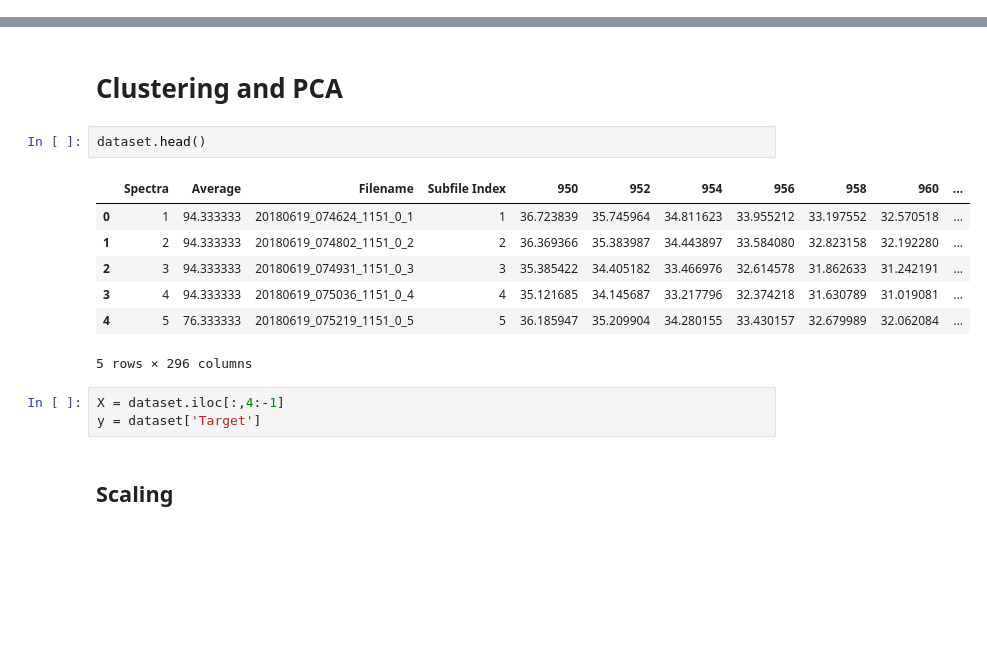
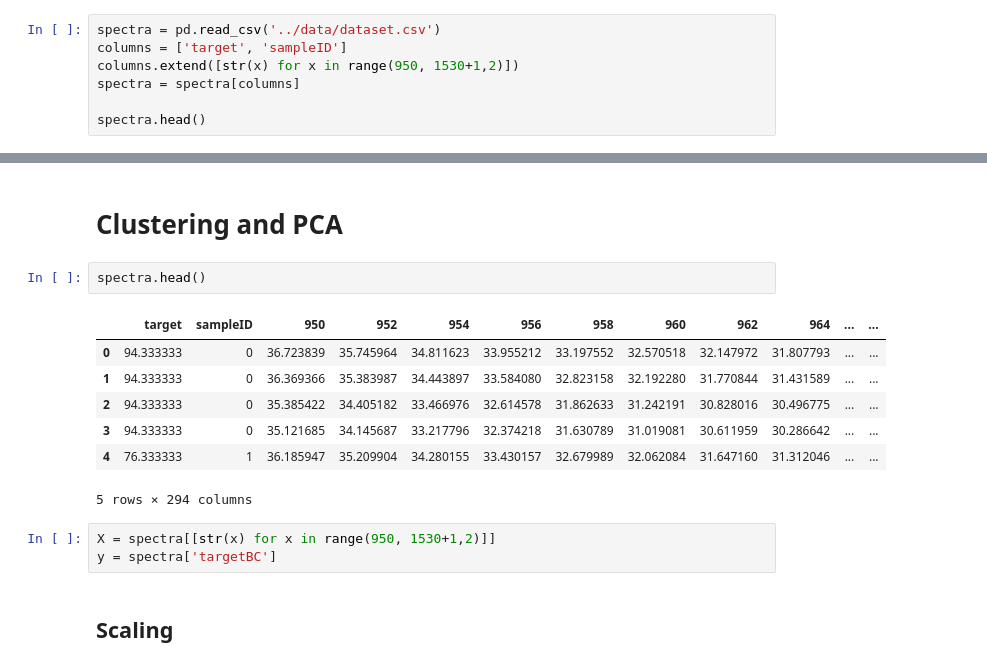
Before and after one commit to rudloffl/open-peas, a Jupyter notebook: notebooks/pea-regression.ipynb, the cells around one changed output, grey strips where cells are left out. Drawn from its saved outputs; the diff is of its cells as text; blank space fills up the shorter version.

```diff
--- a/notebooks/pea-regression.ipynb
+++ b/notebooks/pea-regression.ipynb
@@ -85,0 +7,7 @@ dataset.head(20)
+# %%
+spectra = pd.read_csv('../data/dataset.csv')
+columns = ['target', 'sampleID']
+columns.extend([str(x) for x in range(950, 1530+1,2)])
+spectra = spectra[columns]
+
+spectra.head()
@@ -136,18 +72,18 @@ dataset['Target'].skew()
 # %% [markdown]
 # Clustering and PCA
 # %%
-dataset.head()
+spectra.head()
 # %% [output]
-|  | Spectra | Average | Filename | Subfile Index | 950 | 952 | 954 | 956 | 958 | 960 | ... |
-| 0 | 1 | 94.333333 | 20180619_074624_1151_0_1 | 1 | 36.723839 | 35.745964 | 34.811623 | 33.955212 | 33.197552 | 32.570518 | ... |
-| 1 | 2 | 94.333333 | 20180619_074802_1151_0_2 | 2 | 36.369366 | 35.383987 | 34.443897 | 33.584080 | 32.823158 | 32.192280 | ... |
-| 2 | 3 | 94.333333 | 20180619_074931_1151_0_3 | 3 | 35.385422 | 34.405182 | 33.466976 | 32.614578 | 31.862633 | 31.242191 | ... |
-| 3 | 4 | 94.333333 | 20180619_075036_1151_0_4 | 4 | 35.121685 | 34.145687 | 33.217796 | 32.374218 | 31.630789 | 31.019081 | ... |
-| 4 | 5 | 76.333333 | 20180619_075219_1151_0_5 | 5 | 36.185947 | 35.209904 | 34.280155 | 33.430157 | 32.679989 | 32.062084 | ... |
+|  | target | sampleID | 950 | 952 | 954 | 956 | 958 | 960 | 962 | 964 | ... | ... |
+| 0 | 94.333333 | 0 | 36.723839 | 35.745964 | 34.811623 | 33.955212 | 33.197552 | 32.570518 | 32.147972 | 31.807793 | ... | ... |
+| 1 | 94.333333 | 0 | 36.369366 | 35.383987 | 34.443897 | 33.584080 | 32.823158 | 32.192280 | 31.770844 | 31.431589 | ... | ... |
+| 2 | 94.333333 | 0 | 35.385422 | 34.405182 | 33.466976 | 32.614578 | 31.862633 | 31.242191 | 30.828016 | 30.496775 | ... | ... |
+| 3 | 94.333333 | 0 | 35.121685 | 34.145687 | 33.217796 | 32.374218 | 31.630789 | 31.019081 | 30.611959 | 30.286642 | ... | ... |
+| 4 | 76.333333 | 1 | 36.185947 | 35.209904 | 34.280155 | 33.430157 | 32.679989 | 32.062084 | 31.647160 | 31.312046 | ... | ... |
-5 rows × 296 columns
+5 rows × 294 columns
-# %%
-X = dataset.iloc[:,4:-1]
-y = dataset['Target']
+# %%
+X = spectra[[str(x) for x in range(950, 1530+1,2)]]
+y = spectra['targetBC']
 # %% [markdown]
 ## Scaling
 # %%
```
Also changed, not shown: parts of 37 cells of this notebook, 2 other files.
